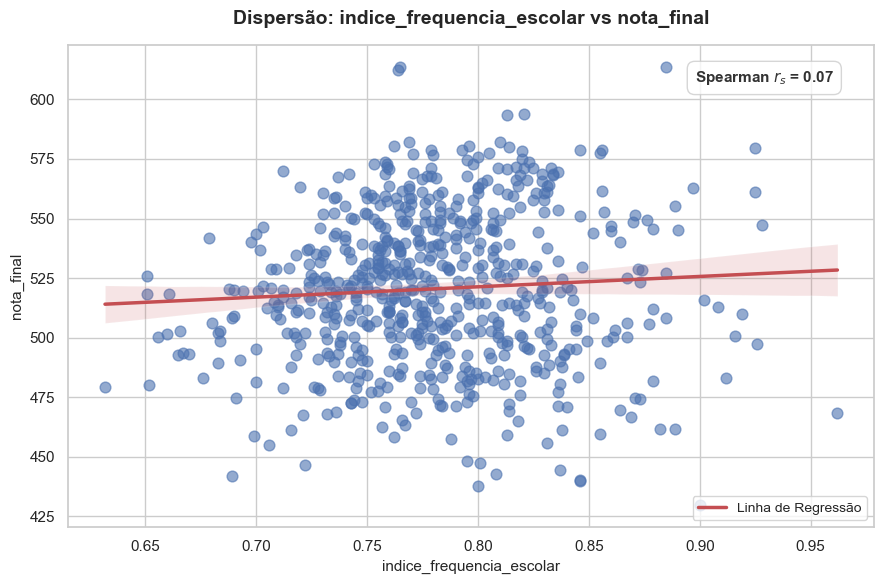
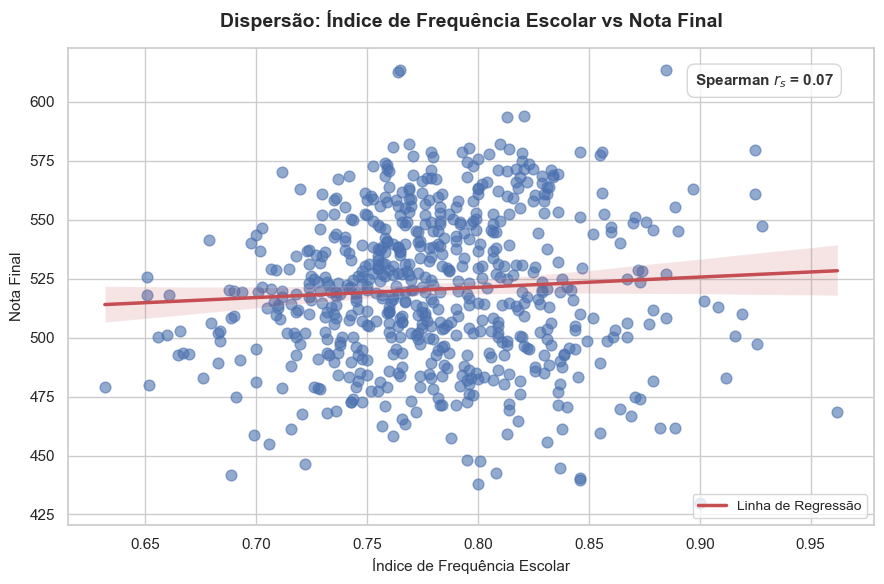
The change to this notebook cell's code, shown as a diff; its figure went from the first image to the second:
--- before
+++ after
@@ -1,4 +1,6 @@
 variavel_y = 'nota_final'
 variavel_x = 'indice_frequencia_escolar'
+nome_y = 'Nota Final'
+nome_x = 'Índice de Frequência Escolar'
 
 # 1. Calcula a correlação de Pearson dinamicamente para essas duas variáveis
@@ -31,7 +33,7 @@
 
 # Títulos e rótulos
-plt.title(f'Dispersão: {variavel_x} vs {variavel_y}', fontsize=14, pad=15, weight='bold')
-plt.xlabel(variavel_x, fontsize=11)
-plt.ylabel(variavel_y, fontsize=11)
+plt.title(f'Dispersão: {nome_x} vs {nome_y}', fontsize=14, pad=15, weight='bold')
+plt.xlabel(nome_x, fontsize=11)
+plt.ylabel(nome_y, fontsize=11)
 
 # 4. Ativa a legenda na tela

Commit: Mais correções de labels de gráficos